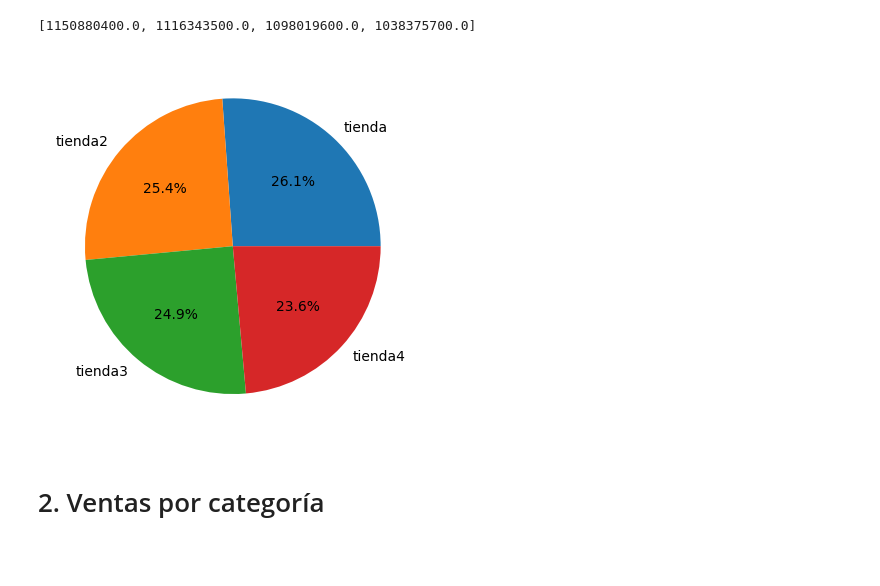
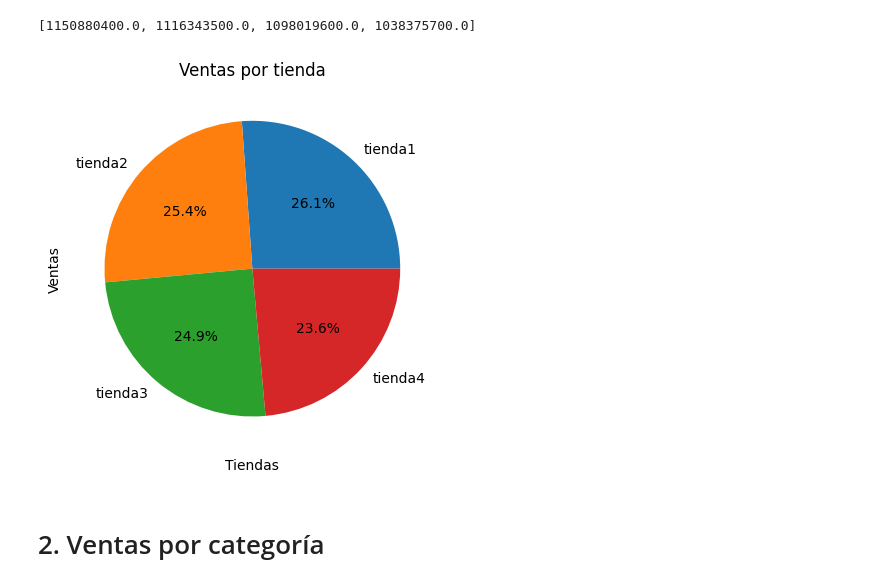
Before and after one commit to raohxxx/challenge-store, a Jupyter notebook: AluraStoreLatam.ipynb, the cells around one changed output. Drawn from its saved outputs; the diff is of its cells as text; code cells hidden in the pictures; blank space fills up the shorter version.

```diff
--- a/AluraStoreLatam.ipynb
+++ b/AluraStoreLatam.ipynb
@@ -32,10 +37,14 @@ ventas
 # %%
 import matplotlib.pyplot as plt
 #plt.bar(['tienda','tienda2','tienda3','tienda4'],ventas)
-plt.pie( ventas,labels=['tienda','tienda2','tienda3','tienda4'],autopct='%1.1f%%')
+plt.title('Ventas por tienda')
+plt.xlabel('Tiendas')
+plt.ylabel('Ventas')
+plt.pie( ventas,labels=['tienda1','tienda2','tienda3','tienda4'],autopct='%1.1f%%')
+
 plt.show()
 # %% [output]
-[figure, old version]
+[figure, new version]
 # %% [markdown]
 # 2. Ventas por categoría
 # %%
```
Also changed, not shown: parts of 3 cells of this notebook.
